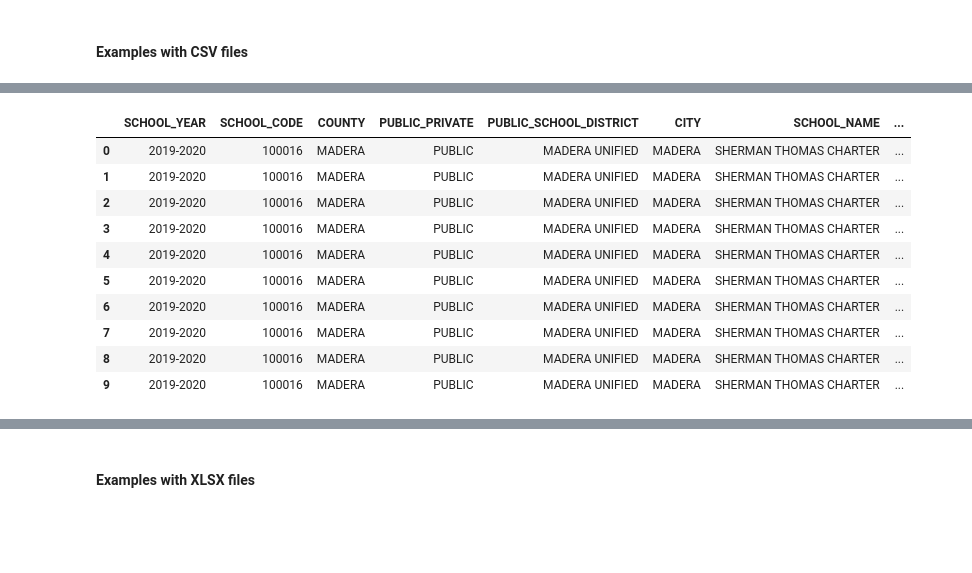
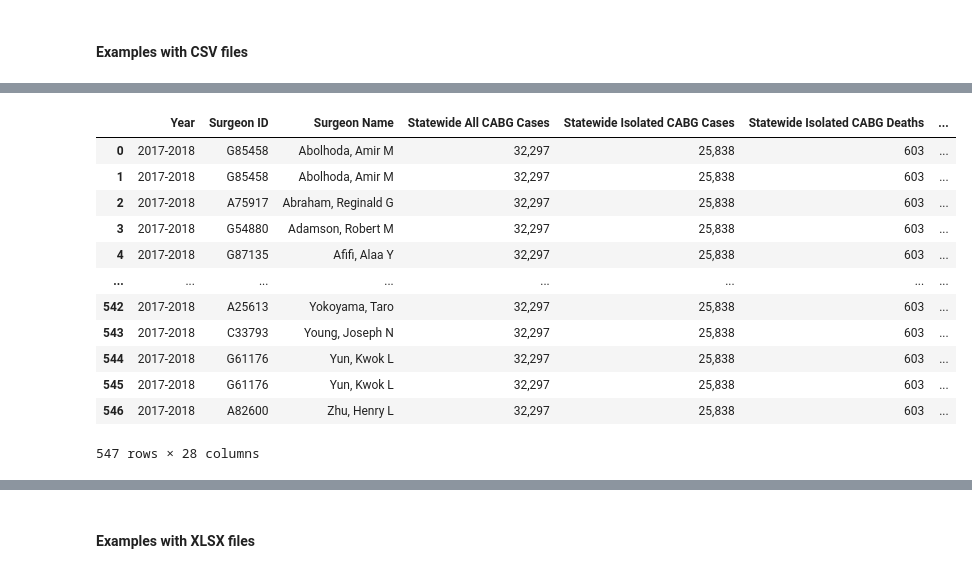
Before and after one commit to Alyssasorensen/datasci_1_loading, a Jupyter notebook: HHA507Assignment1.ipynb, the cells around one changed output, grey strips where cells are left out. Cells and saved outputs as stored; diff of their text form; code cells hidden in the pictures; blank space fills up the shorter version.

```diff
--- a/HHA507Assignment1.ipynb
+++ b/HHA507Assignment1.ipynb
@@ -52,18 +90,20 @@ monkeypox_research_summary
 # %%
 # Third CSV file
 
-kindergarten_immunizations = pd.read_csv('https://raw.githubusercontent.com/Alyssasorensen/datasci_1_loading/main/data/kindergarten_immunizations_2019-20_to_2021-22.csv')
+California_surgeons = pd.read_csv('https://raw.githubusercontent.com/Alyssasorensen/datasci_1_loading/main/data/california-surgeon-performance-ratings-for-cabg-2017-2018.csv')
-# %%
-kindergarten_immunizations
-# %% [output]
-|  | SCHOOL_YEAR | SCHOOL_CODE | COUNTY | PUBLIC_PRIVATE | PUBLIC_SCHOOL_DISTRICT | CITY | SCHOOL_NAME | ... |
-| 0 | 2019-2020 | 100016 | MADERA | PUBLIC | MADERA UNIFIED | MADERA | SHERMAN THOMAS CHARTER | ... |
-| 1 | 2019-2020 | 100016 | MADERA | PUBLIC | MADERA UNIFIED | MADERA | SHERMAN THOMAS CHARTER | ... |
-| 2 | 2019-2020 | 100016 | MADERA | PUBLIC | MADERA UNIFIED | MADERA | SHERMAN THOMAS CHARTER | ... |
-| 3 | 2019-2020 | 100016 | MADERA | PUBLIC | MADERA UNIFIED | MADERA | SHERMAN THOMAS CHARTER | ... |
-| 4 | 2019-2020 | 100016 | MADERA | PUBLIC | MADERA UNIFIED | MADERA | SHERMAN THOMAS CHARTER | ... |
-| 5 | 2019-2020 | 100016 | MADERA | PUBLIC | MADERA UNIFIED | MADERA | SHERMAN THOMAS CHARTER | ... |
-| 6 | 2019-2020 | 100016 | MADERA | PUBLIC | MADERA UNIFIED | MADERA | SHERMAN THOMAS CHARTER | ... |
-| 7 | 2019-2020 | 100016 | MADERA | PUBLIC | MADERA UNIFIED | MADERA | SHERMAN THOMAS CHARTER | ... |
-| 8 | 2019-2020 | 100016 | MADERA | PUBLIC | MADERA UNIFIED | MADERA | SHERMAN THOMAS CHARTER | ... |
-| 9 | 2019-2020 | 100016 | MADERA | PUBLIC | MADERA UNIFIED | MADERA | SHERMAN THOMAS CHARTER | ... |
+# %%
+California_surgeons
+# %% [output]
+|  | Year | Surgeon ID | Surgeon Name | Statewide All CABG Cases | Statewide Isolated CABG Cases | Statewide Isolated CABG Deaths | ... |
+| 0 | 2017-2018 | G85458 | Abolhoda, Amir M | 32,297 | 25,838 | 603 | ... |
+| 1 | 2017-2018 | G85458 | Abolhoda, Amir M | 32,297 | 25,838 | 603 | ... |
+| 2 | 2017-2018 | A75917 | Abraham, Reginald G | 32,297 | 25,838 | 603 | ... |
+| 3 | 2017-2018 | G54880 | Adamson, Robert M | 32,297 | 25,838 | 603 | ... |
+| 4 | 2017-2018 | G87135 | Afifi, Alaa Y | 32,297 | 25,838 | 603 | ... |
+| ... | ... | ... | ... | ... | ... | ... | ... |
+| 542 | 2017-2018 | A25613 | Yokoyama, Taro | 32,297 | 25,838 | 603 | ... |
+| 543 | 2017-2018 | C33793 | Young, Joseph N | 32,297 | 25,838 | 603 | ... |
+| 544 | 2017-2018 | G61176 | Yun, Kwok L | 32,297 | 25,838 | 603 | ... |
+| 545 | 2017-2018 | G61176 | Yun, Kwok L | 32,297 | 25,838 | 603 | ... |
+| 546 | 2017-2018 | A82600 | Zhu, Henry L | 32,297 | 25,838 | 603 | ... |
+547 rows × 28 columns
```
Also changed, not shown: parts of 16 cells of this notebook.
